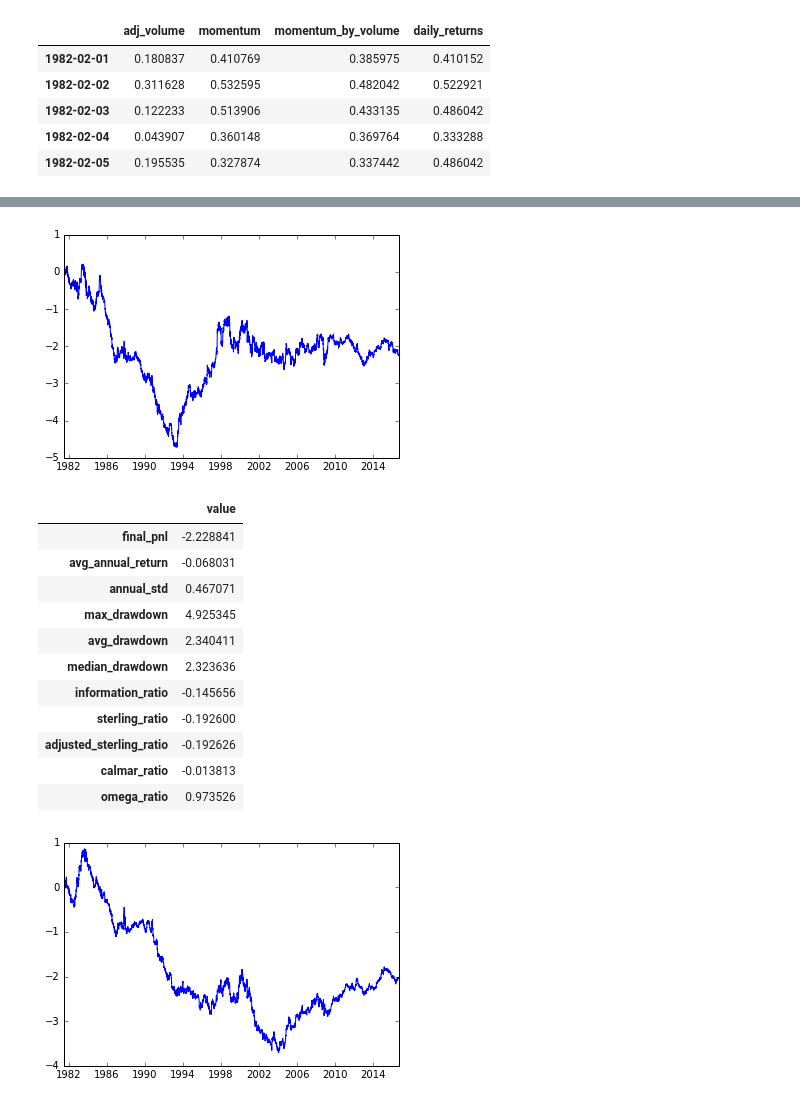
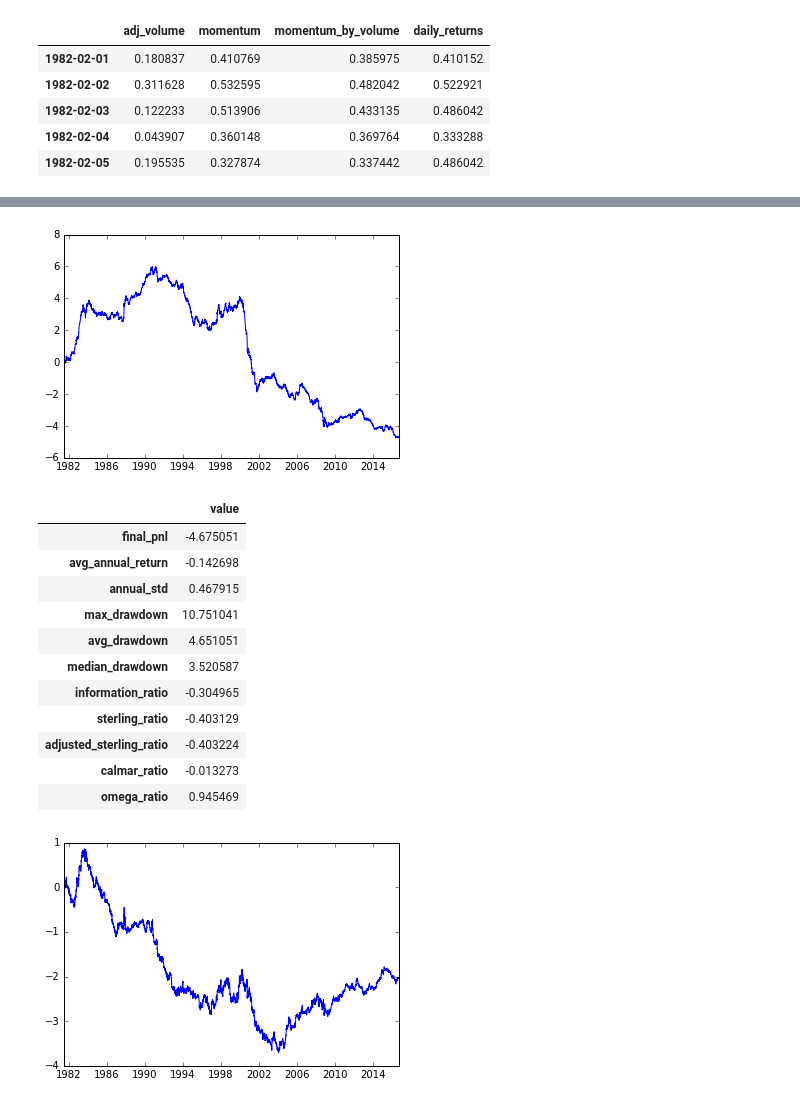
Before and after one commit to DannyZuko/machine-learning, a Jupyter notebook: projects/capstone/notebook.ipynb, the cells around one changed output, grey strips where cells are left out. Cells and saved outputs as stored; diff of their text form; code cells hidden in the pictures.

```diff
--- a/projects/capstone/notebook.ipynb
+++ b/projects/capstone/notebook.ipynb
@@ -688,28 +688,28 @@ display(evaluate(pnl_svm))
 # %%
 # run nearest neighbor classifier
 accuracy_knn, pnl_knn = run_model(neighbors.KNeighborsClassifier(),
-                                  X_trains,
-                                  X_tests,
+                                  scaled_X_trains,
+                                  scaled_X_tests,
                                   labels)
 
 # plot graph of cumulative profits with nearest neighbors model
 plt.plot(np.cumsum(pnl_knn))
 plt.show()
 display(evaluate(pnl_knn))
 # %% [output]
-[figure, old version]
+[figure, new version]
 |  | value |
-| final_pnl | -2.228841 |
-| avg_annual_return | -0.068031 |
-| annual_std | 0.467071 |
-| max_drawdown | 4.925345 |
-| avg_drawdown | 2.340411 |
-| median_drawdown | 2.323636 |
-| information_ratio | -0.145656 |
-| sterling_ratio | -0.192600 |
-| adjusted_sterling_ratio | -0.192626 |
-| calmar_ratio | -0.013813 |
-| omega_ratio | 0.973526 |
+| final_pnl | -4.675051 |
+| avg_annual_return | -0.142698 |
+| annual_std | 0.467915 |
+| max_drawdown | 10.751041 |
+| avg_drawdown | 4.651051 |
+| median_drawdown | 3.520587 |
+| information_ratio | -0.304965 |
+| sterling_ratio | -0.403129 |
+| adjusted_sterling_ratio | -0.403224 |
+| calmar_ratio | -0.013273 |
+| omega_ratio | 0.945469 |
 # %%
 # compute ensemble pnl
 pnl_ensemble = (pnl_lr + pnl_svm + pnl_knn) / 3
```
Also changed, not shown: parts of 5 cells of this notebook.
